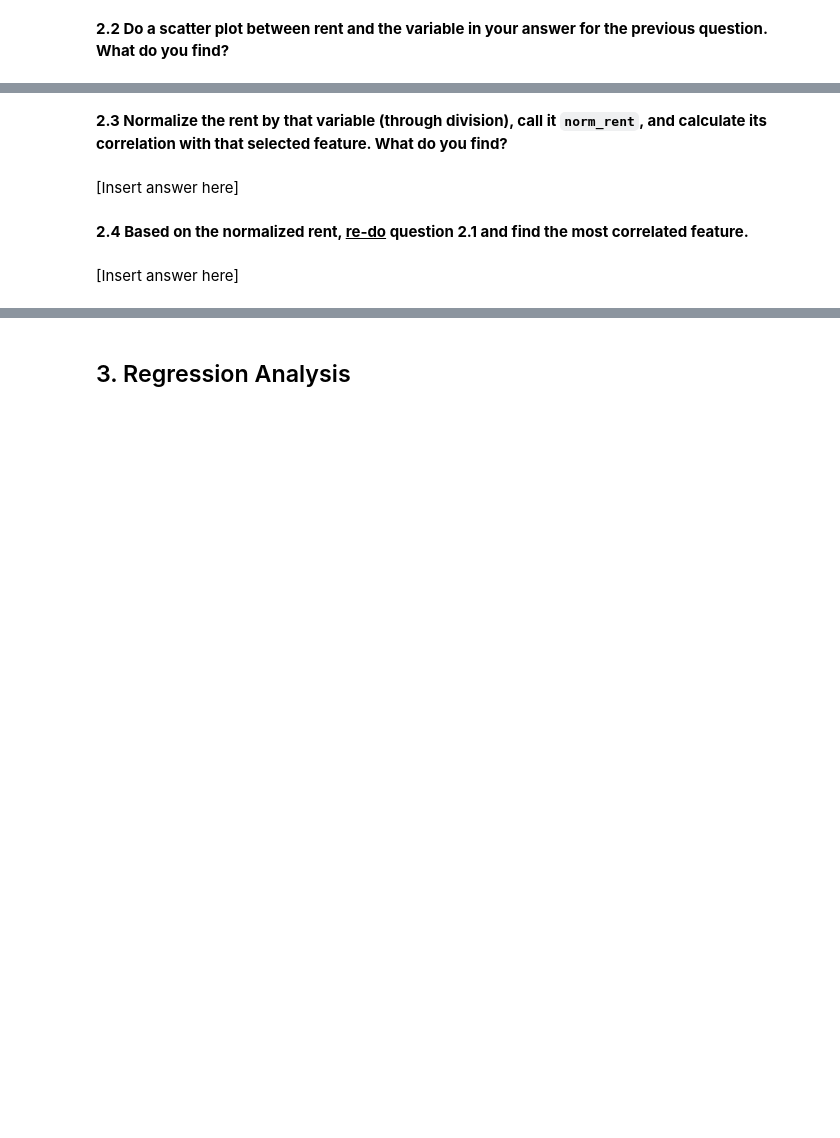
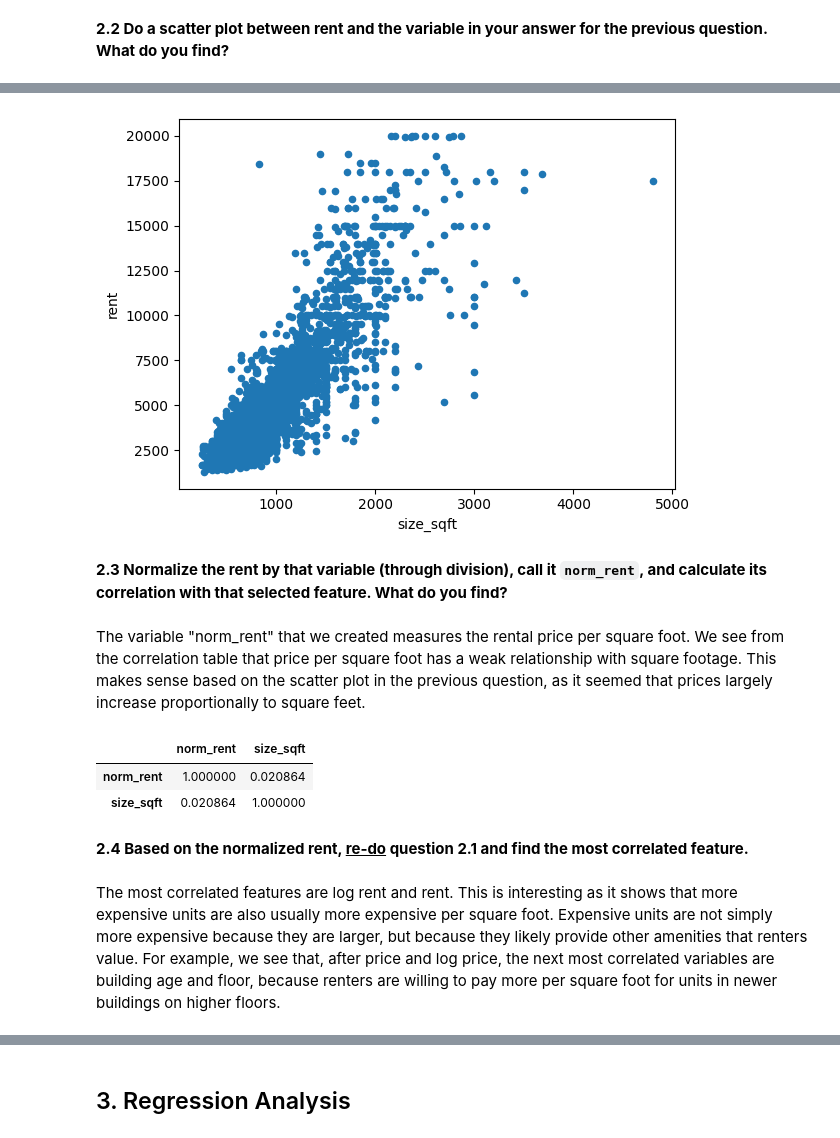
Before and after one commit to leobruell/real-estate-analytics, a Jupyter notebook: Homework/module1_homework_leo_bruell.ipynb, the cells around one changed output, grey strips where cells are left out. Drawn from its saved outputs; the diff is of its cells as text; code cells hidden in the pictures; blank space fills up the shorter version.

```diff
--- a/Homework/module1_homework_no_sol.ipynb
+++ b/Homework/module1_homework_leo_bruell.ipynb
@@ -145,14 +170,25 @@ df[["lg_rent"]].boxplot()
 # %%
 # insert code here
+df.plot.scatter("size_sqft","rent")
+plt.show()
+# %% [output]
+[figure, added]
 # %% [markdown]
 **2.3 Normalize the rent by that variable (through division), call it `norm_rent`, and calculate its correlation with that selected feature. What do you find?**
 # %% [markdown]
-[Insert answer here]
+The variable "norm_rent" that we created measures the rental price per square foot. We see from the correlation table that price per square foot has a weak relationship with square footage. This makes sense based on the scatter plot in the previous question, as it seemed that prices largely increase proportionally to square feet.
 # %%
 # insert code here
+df["norm_rent"] = df.rent / df.size_sqft
+
+df[["norm_rent", "size_sqft"]].corr(method="pearson")
+# %% [output]
+|  | norm_rent | size_sqft |
+| norm_rent | 1.000000 | 0.020864 |
+| size_sqft | 0.020864 | 1.000000 |
 # %% [markdown]
 **2.4 Based on the normalized rent, <u>re-do</u> question 2.1 and find the most correlated feature.**
 # %% [markdown]
-[Insert answer here]
+The most correlated features are log rent and rent. This is interesting as it shows that more expensive units are also usually more expensive per square foot. Expensive units are not simply more expensive because they are larger, but because they likely provide other amenities that renters value. For example, we see that, after price and log price, the next most correlated variables are building age and floor, because renters are willing to pay more per square foot for units in newer buildings on higher floors.
 # %%
 # insert code here
```
Also changed, not shown: parts of 11 cells of this notebook, 1 other file.
